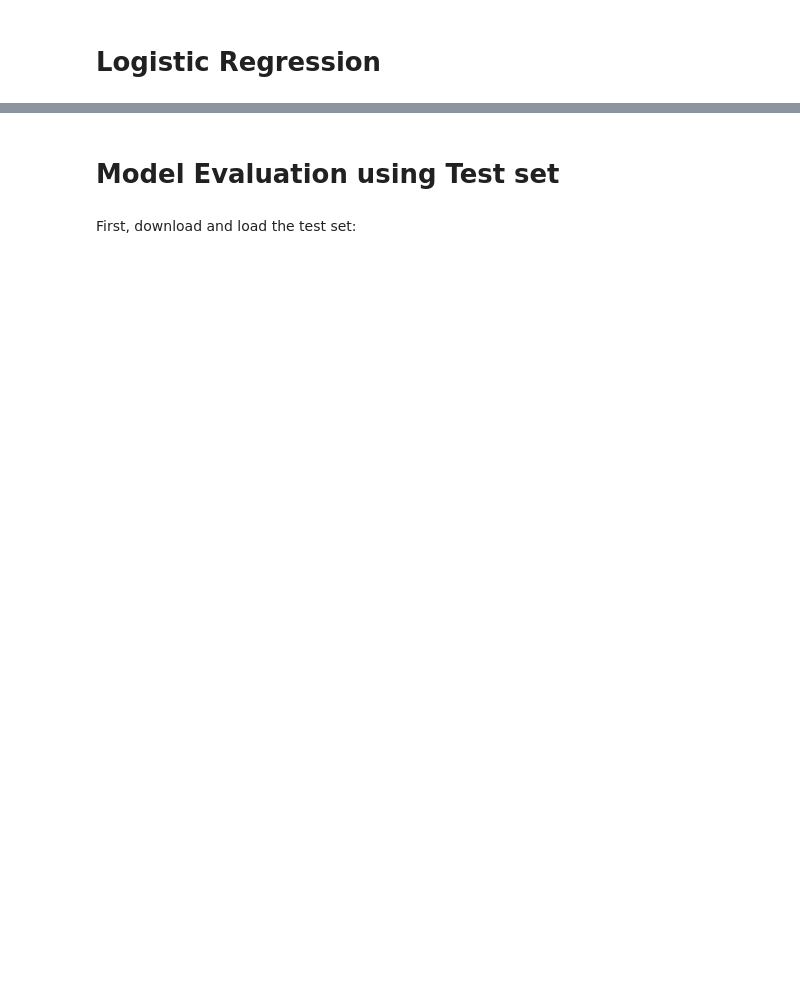
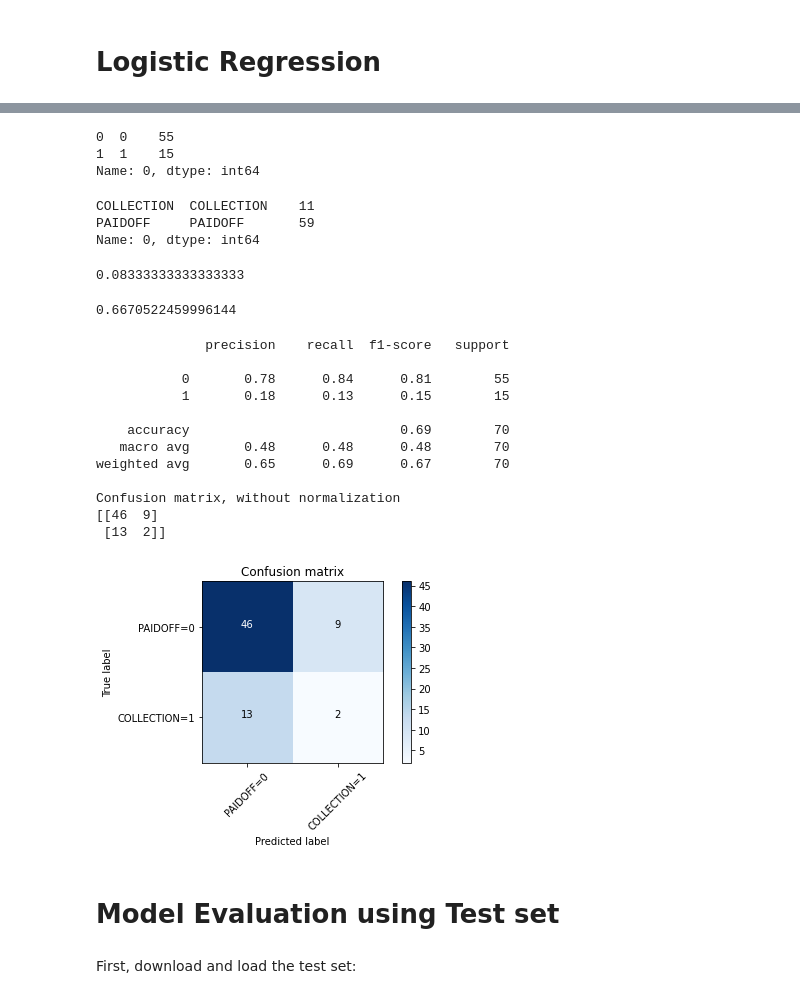
Before and after one commit to jjslee/WatsonStudio, a Jupyter notebook: Final Assignment.ipynb, the cells around one changed output, grey strips where cells are left out. Cells and saved outputs as stored; diff of their text form; code cells hidden in the pictures; blank space fills up the shorter version.

```diff
--- a/Final Assignment.ipynb
+++ b/Final Assignment.ipynb
@@ -289,2 +378,17 @@ Notice: You should find the best k to build the model with the best accuracy.
 # %% [markdown]
 # Support Vector Machine
+# %%
+# Import classifier
+from sklearn import svm
+
+# Select model & fit
+clf = svm.SVC(kernel='rbf')
+clf.fit(X_train, y_train)
+
+# Prediction
+yhat3 = clf.predict(X_test)
+
+# Evaluation
+# f1_score
+from sklearn.metrics import f1_score
+f1_score(y_test, yhat3, average='weighted')
@@ -291,2 +407,8 @@ Notice: You should find the best k to build the model with the best accuracy.
 # %% [markdown]
 # Logistic Regression
+# %%
+# Import classifier
+from sklearn.linear_model import LogisticRegression
+from sklearn.metrics import confusion_matrix
+LR = LogisticRegression(C=0.01, solver='liblinear').fit(X_train,y_train)
+LR
@@ -292,0 +417,4 @@ Notice: You should find the best k to build the model with the best accuracy.
+# %%
+# Prediction
+yhat4_prob = LR.predict_proba(X_test)
+yhat4 = LR.predict(X_test)
@@ -292,0 +429,28 @@ Notice: You should find the best k to build the model with the best accuracy.
+# %%
+# Encoding prediction & test labels
+y_test4 = pd.DataFrame(y_test)[0].replace(to_replace=['PAIDOFF','COLLECTION'], value=[0,1]).copy()
+yhat4_adj = pd.DataFrame(yhat4)[0].replace(to_replace=['PAIDOFF','COLLECTION'], value=[0,1])
+# %%
+pd.DataFrame(y_test4).groupby([0])[0].value_counts()
+# %% [output]
+0  0    55
+1  1    15
+Name: 0, dtype: int64
+# %%
+pd.DataFrame(yhat4).groupby([0])[0].value_counts()
+# %% [output]
+COLLECTION  COLLECTION    11
+PAIDOFF     PAIDOFF       59
+Name: 0, dtype: int64
+# %%
+# jaccard_score
+from sklearn.metrics import jaccard_score
+jaccard_score(y_test4, yhat4_adj)
+# %% [output]
+0.08333333333333333
+# %%
+# f1_score
+from sklearn.metrics import f1_score
+f1_score(y_test4, yhat4_adj, average='weighted')
+# %% [output]
+0.6670522459996144
@@ -293,3 +494,27 @@ Notice: You should find the best k to build the model with the best accuracy.
+# %%
+# Compute confusion matrix
+cnf_matrix = confusion_matrix(y_test4, yhat4_adj, labels=[0,1])
+np.set_printoptions(precision=2)
+
+print (classification_report(y_test4, yhat4_adj))
+
+# Plot non-normalized confusion matrix
+plt.figure()
+plot_confusion_matrix(cnf_matrix, classes=['PAIDOFF=0','COLLECTION=1'],normalize= False,  title='Confusion matrix')
+# %% [output]
+              precision    recall  f1-score   support
+
+           0       0.78      0.84      0.81        55
+           1       0.18      0.13      0.15        15
+
+    accuracy                           0.69        70
+   macro avg       0.48      0.48      0.48        70
+weighted avg       0.65      0.69      0.67        70
+
+Confusion matrix, without normalization
+[[46  9]
+ [13  2]]
+[figure, added]
 # %% [markdown]
 # Model Evaluation using Test set
 # %%
```
Also changed, not shown: parts of 30 cells of this notebook.
